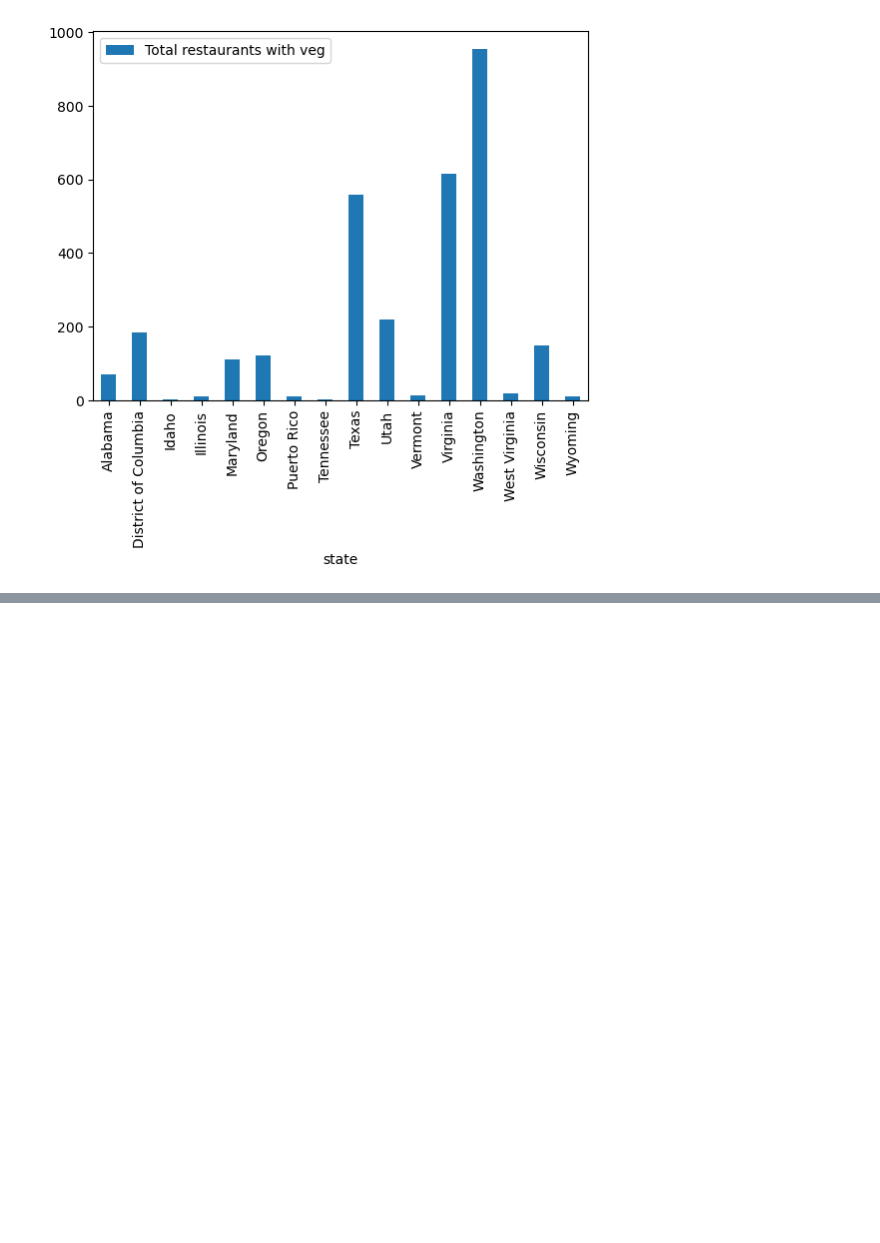
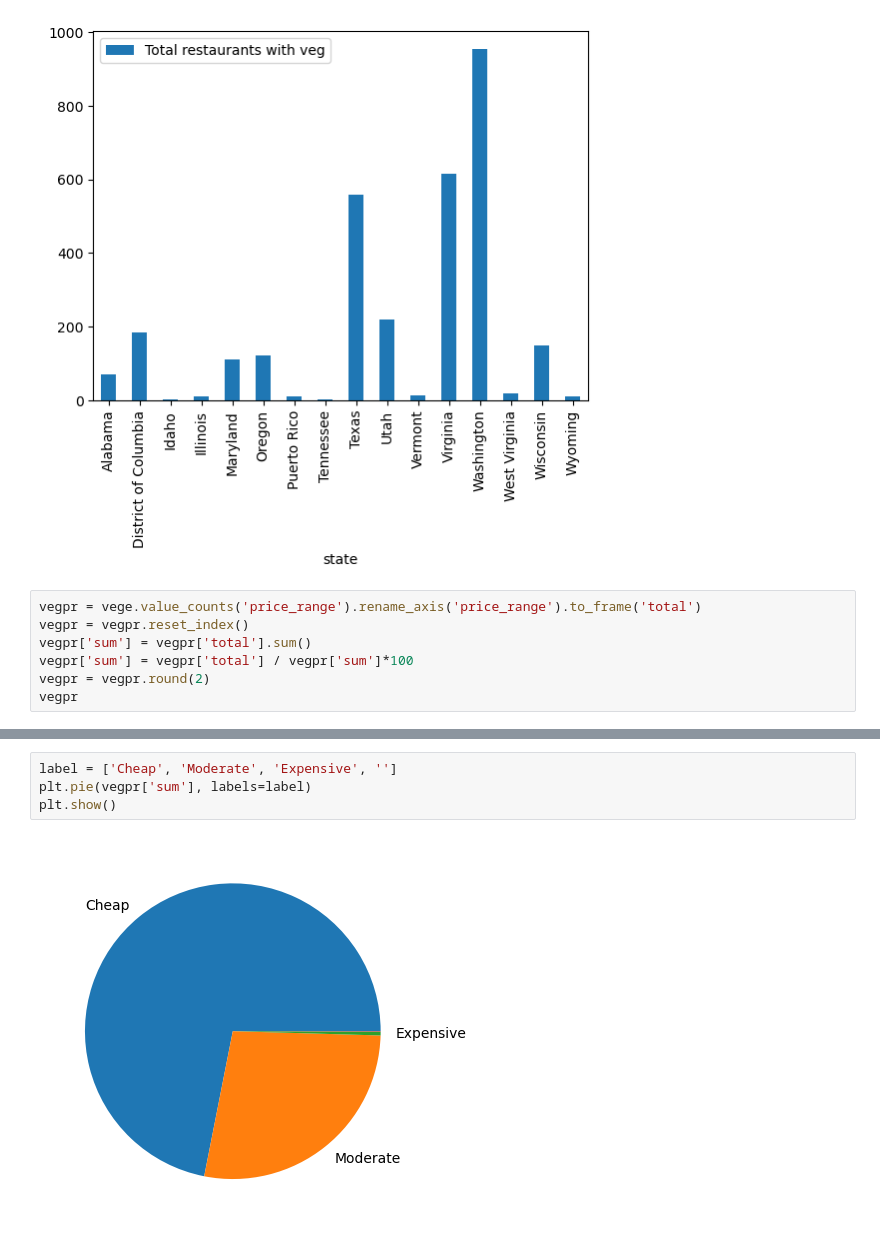
Before and after one commit to infoshareacademy/JDSZR11-DatA_Team, a Jupyter notebook: stany-wege.ipynb, the cells around one changed output, grey strips where cells are left out. Drawn from its saved outputs; the diff is of its cells as text; blank space fills up the shorter version.

Commit message:
added analysis of prices

```diff
--- a/stany-wege.ipynb
+++ b/stany-wege.ipynb
@@ -233,3 +233,10 @@ vegsum.plot(kind='bar', x='state', y='Total restaurants with veg')
 plt.show()
 # %% [output]
 [figure]
+# %%
+vegpr = vege.value_counts('price_range').rename_axis('price_range').to_frame('total')
+vegpr = vegpr.reset_index()
+vegpr['sum'] = vegpr['total'].sum()
+vegpr['sum'] = vegpr['total'] / vegpr['sum']*100
+vegpr = vegpr.round(2)
+vegpr
@@ -235,0 +249,6 @@ plt.show()
+# %%
+label = ['Cheap', 'Moderate', 'Expensive', '']
+plt.pie(vegpr['sum'], labels=label)
+plt.show()
+# %% [output]
+[figure, added]
```
Also changed, not shown: parts of 2 cells of this notebook.
